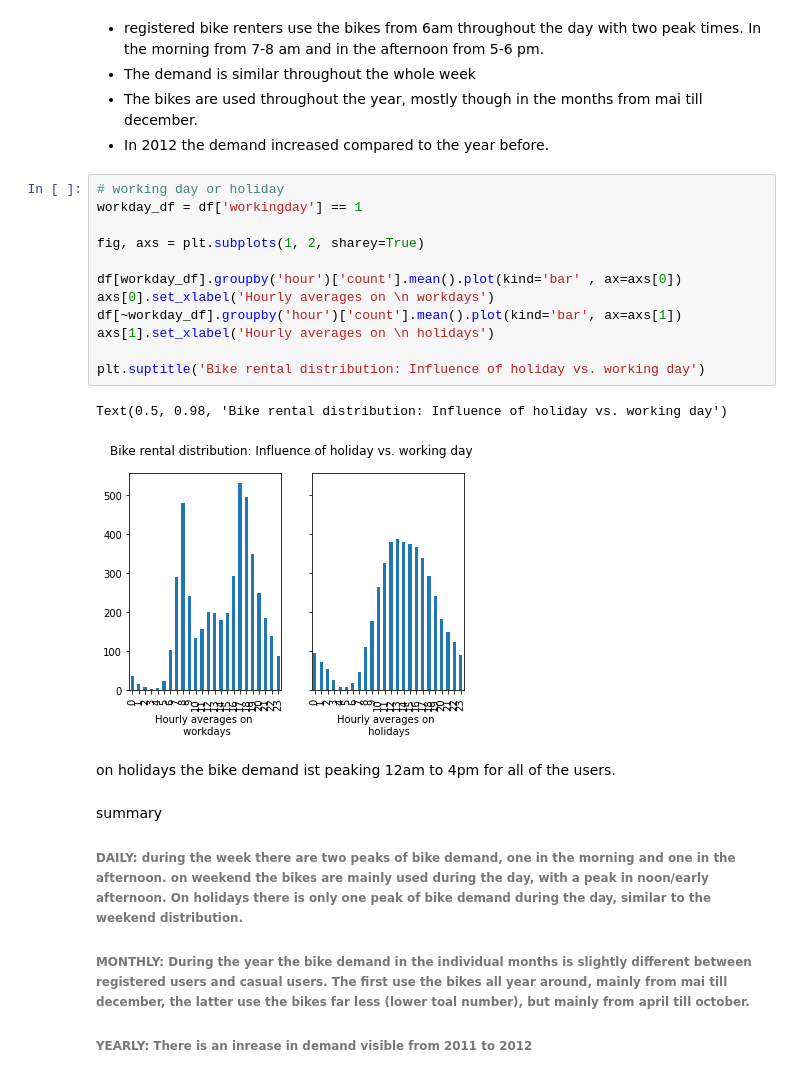
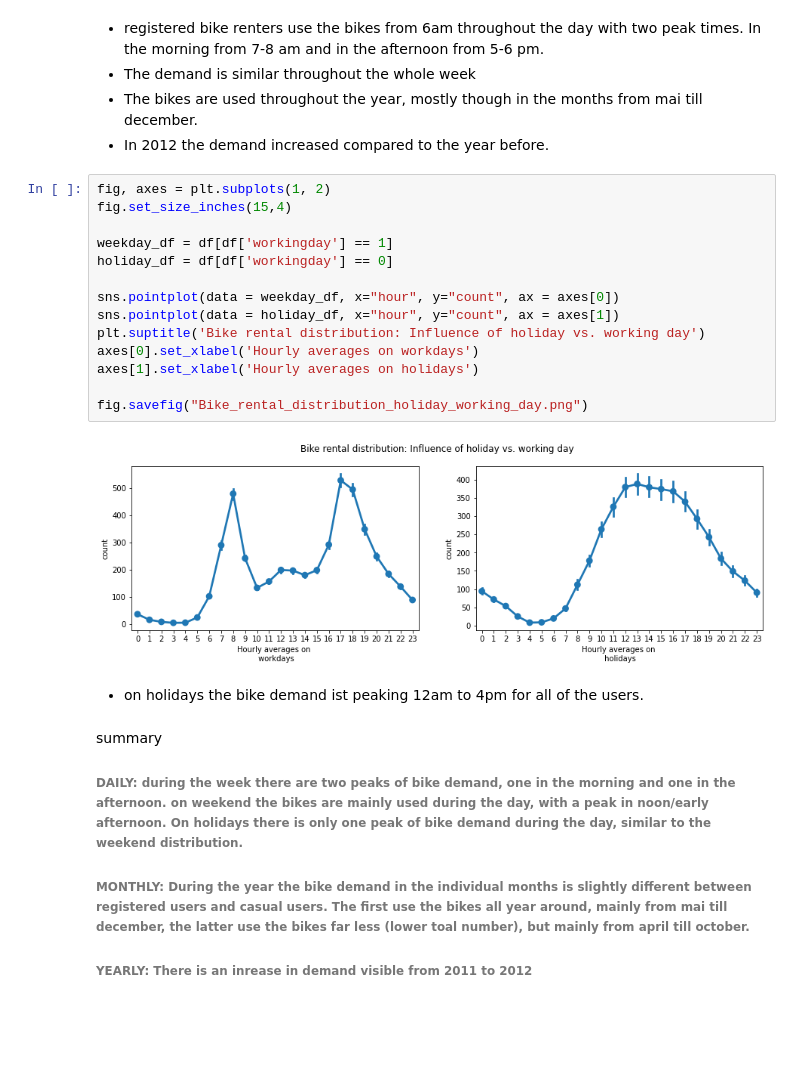
Before and after one commit to mags337/Bike-Sharing-Demand, a Jupyter notebook: Project_3/redone_project3.ipynb, the cells around one changed output. Saved outputs shown, nothing was run; the diff lists cells and outputs as text; blank space fills up the shorter version.

```diff
--- a/Project_3/redone_project3.ipynb
+++ b/Project_3/redone_project3.ipynb
@@ -139,23 +141,24 @@ get_graph(df)
 - The demand is similar throughout the whole week
 - The bikes are used throughout the year, mostly though in the months from mai till december.
 - In 2012 the demand increased compared to the year before.
-# %%
-# working day or holiday
-workday_df = df['workingday'] == 1
-
-fig, axs = plt.subplots(1, 2, sharey=True)
-
-df[workday_df].groupby('hour')['count'].mean().plot(kind='bar' , ax=axs[0])
-axs[0].set_xlabel('Hourly averages on \n workdays')
-df[~workday_df].groupby('hour')['count'].mean().plot(kind='bar', ax=axs[1])
-axs[1].set_xlabel('Hourly averages on \n holidays')
-
-plt.suptitle('Bike rental distribution: Influence of holiday vs. working day')
-# %% [output]
-Text(0.5, 0.98, 'Bike rental distribution: Influence of holiday vs. working day')
-[figure, removed]
+# %%
+fig, axes = plt.subplots(1, 2)
+fig.set_size_inches(15,4)
+
+weekday_df = df[df['workingday'] == 1]
+holiday_df = df[df['workingday'] == 0]
+
+sns.pointplot(data = weekday_df, x="hour", y="count", ax = axes[0])
+sns.pointplot(data = holiday_df, x="hour", y="count", ax = axes[1])
+plt.suptitle('Bike rental distribution: Influence of holiday vs. working day')
+axes[0].set_xlabel('Hourly averages on workdays')
+axes[1].set_xlabel('Hourly averages on holidays')
+
+fig.savefig("Bike_rental_distribution_holiday_working_day.png")
+# %% [output]
+[figure, added]
 # %% [markdown]
-on holidays the bike demand ist peaking 12am to 4pm for all of the users.
+- on holidays the bike demand ist peaking 12am to 4pm for all of the users.
 # %% [markdown]
 summary
 ###### DAILY: during the week there are two peaks of bike demand, one in the morning and one in the afternoon. on weekend the bikes are mainly used during the day, with a peak in noon/early afternoon. On holidays there is only one peak of bike demand during the day, similar to the weekend distribution.
```
Also changed, not shown: parts of 4 cells of this notebook.
